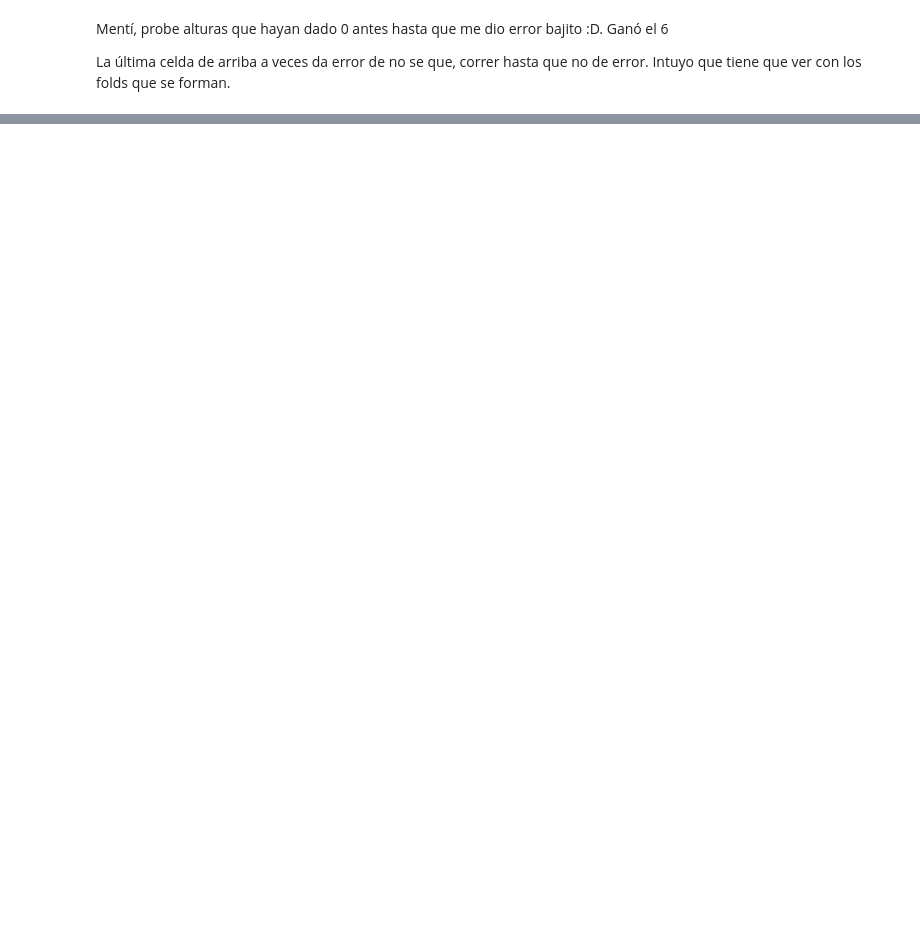
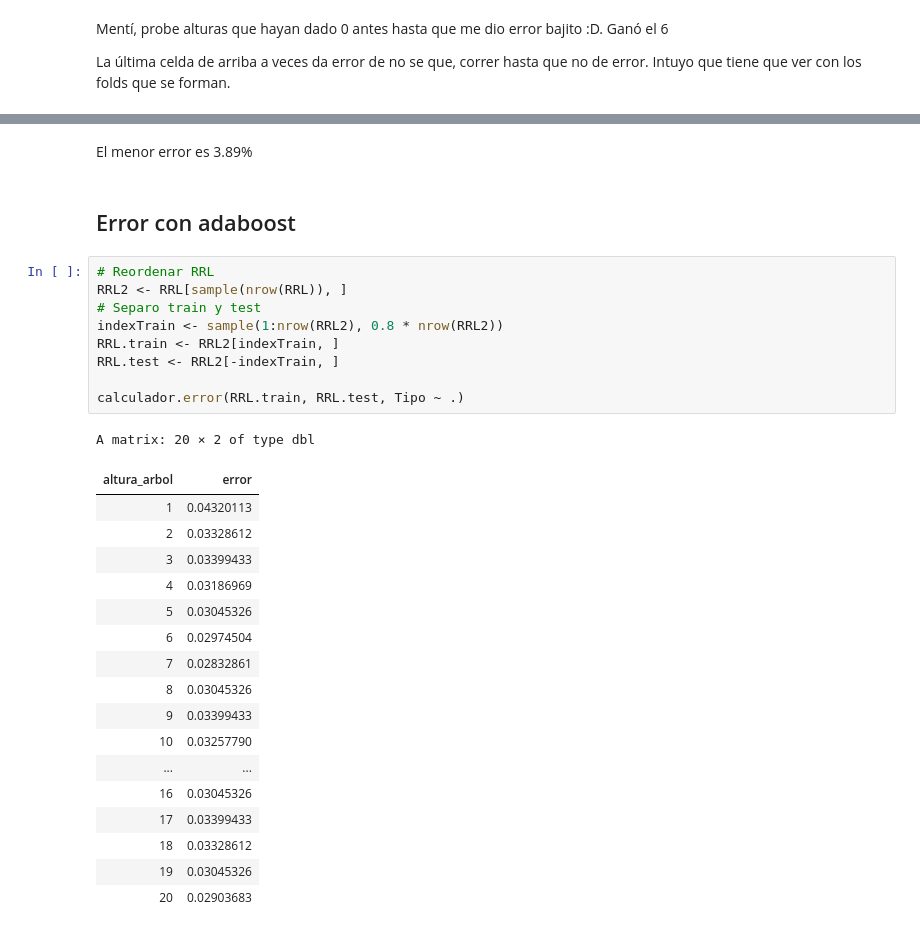
Before and after one commit to swirzt/TMD, a Jupyter notebook: TP4.ipynb, the cells around one changed output, grey strips where cells are left out. Drawn from its saved outputs; the diff is of its cells as text; blank space fills up the shorter version.

```diff
--- a/TP4.ipynb
+++ b/TP4.ipynb
@@ -213,0 +290,32 @@ Error:
+# %% [markdown]
+El menor error es 3.89%
+# %% [markdown]
+## Error con adaboost
+# %%
+# Reordenar RRL
+RRL2 <- RRL[sample(nrow(RRL)), ]
+# Separo train y test
+indexTrain <- sample(1:nrow(RRL2), 0.8 * nrow(RRL2))
+RRL.train <- RRL2[indexTrain, ]
+RRL.test <- RRL2[-indexTrain, ]
+
+calculador.error(RRL.train, RRL.test, Tipo ~ .)
+# %% [output]
+A matrix: 20 × 2 of type dbl
+| altura_arbol | error |
+| 1 | 0.04320113 |
+| 2 | 0.03328612 |
+| 3 | 0.03399433 |
+| 4 | 0.03186969 |
+| 5 | 0.03045326 |
+| 6 | 0.02974504 |
+| 7 | 0.02832861 |
+| 8 | 0.03045326 |
+| 9 | 0.03399433 |
+| 10 | 0.03257790 |
+| ... | ... |
+| 16 | 0.03045326 |
+| 17 | 0.03399433 |
+| 18 | 0.03328612 |
+| 19 | 0.03045326 |
+| 20 | 0.02903683 |
```
Also changed, not shown: parts of 31 cells of this notebook.
